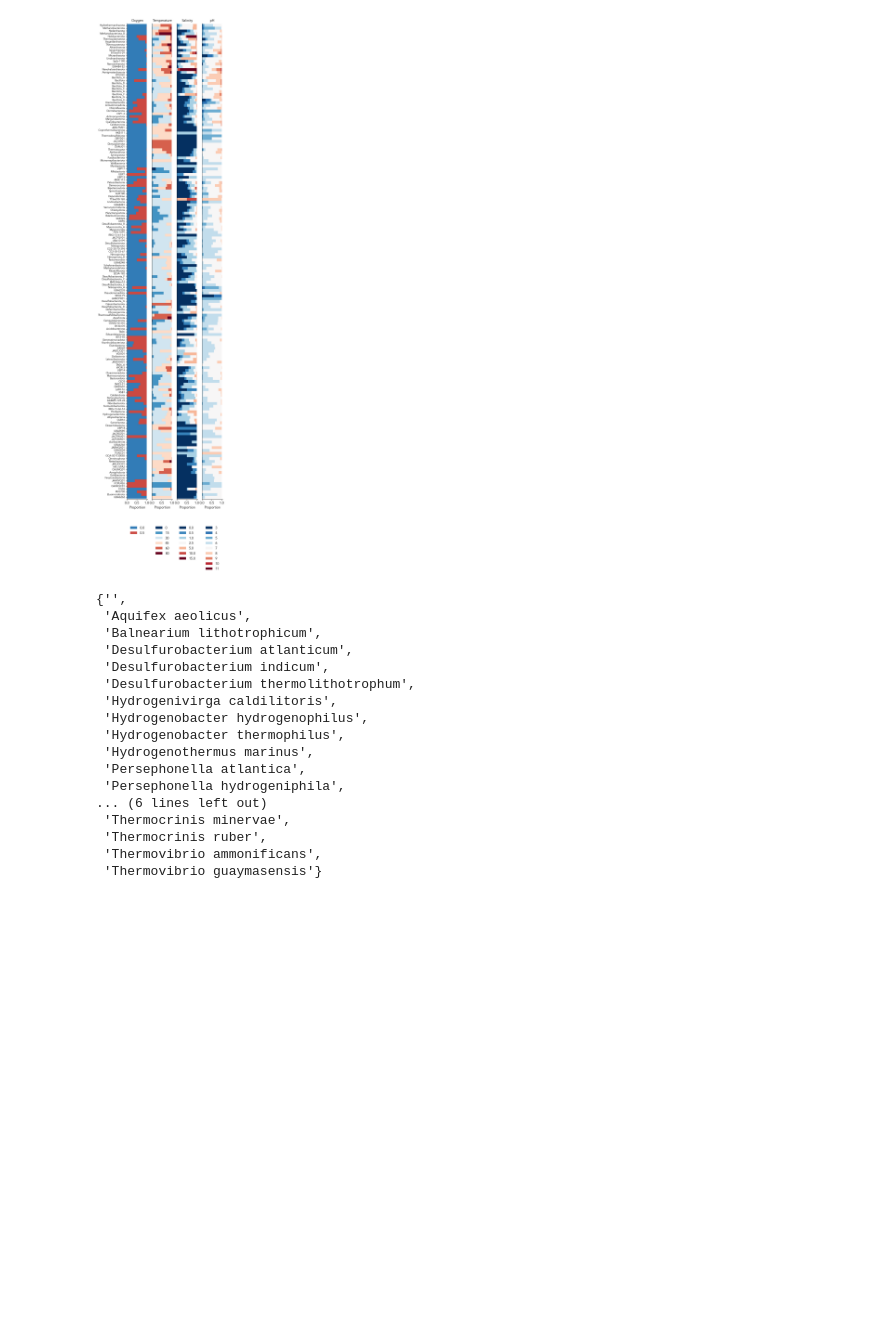
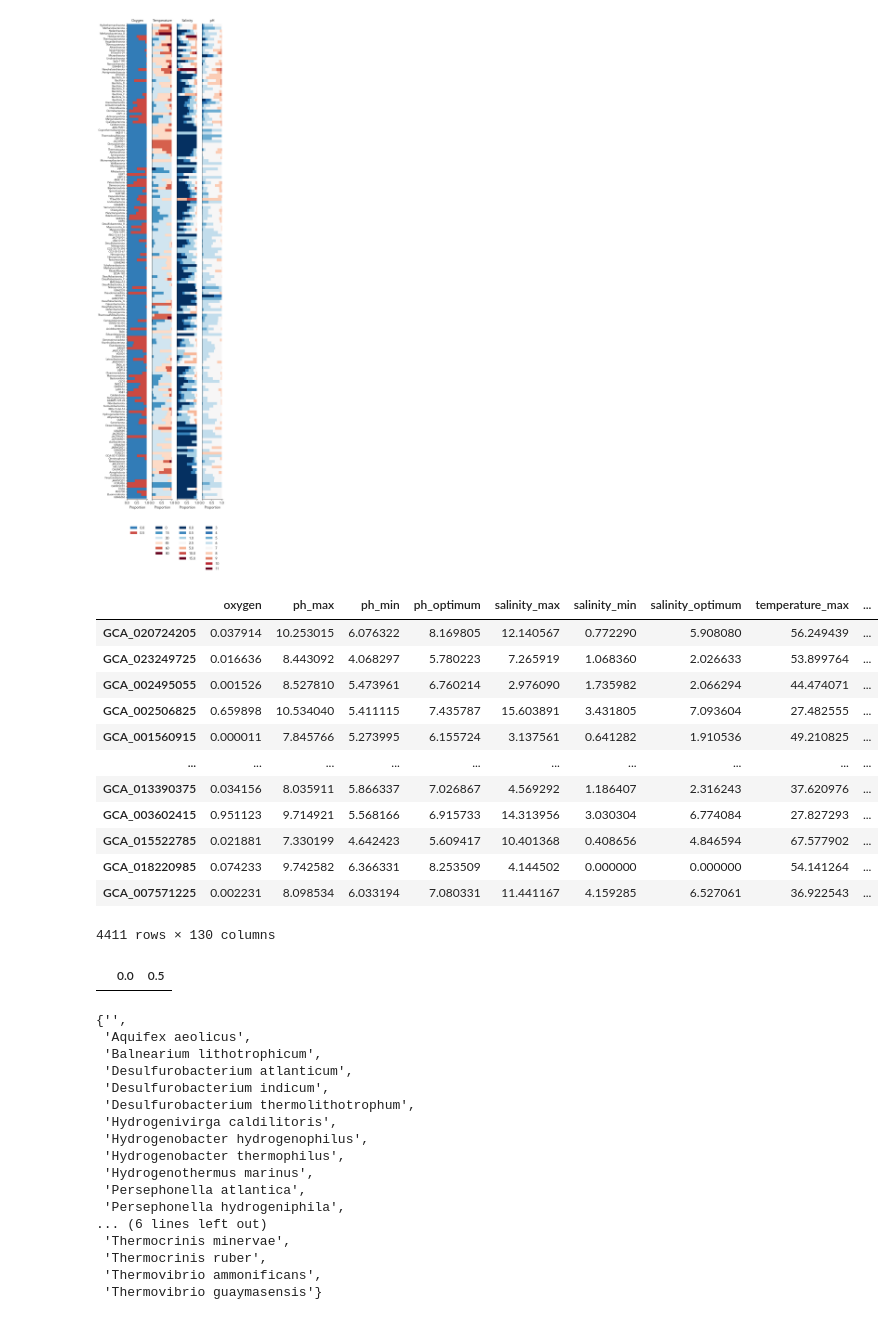
Before and after one commit to cultivarium/GenomeSPOT, a Jupyter notebook: notebooks/analyze_all_species.ipynb, the cells around one changed output. Cells and saved outputs as stored; diff of their text form; code cells hidden in the pictures; blank space fills up the shorter version.

```diff
--- a/notebooks/analyze_all_species.ipynb
+++ b/notebooks/analyze_all_species.ipynb
@@ -573,6 +575,26 @@ temperature_optimum
 salinity_optimum
 ph_optimum
 [figure]
+# %%
+df[df['domain'] == 'd__Archaea']
+# %% [output]
+|  | oxygen | ph_max | ph_min | ph_optimum | salinity_max | salinity_min | salinity_optimum | temperature_max | ... |
+| GCA_020724205 | 0.037914 | 10.253015 | 6.076322 | 8.169805 | 12.140567 | 0.772290 | 5.908080 | 56.249439 | ... |
+| GCA_023249725 | 0.016636 | 8.443092 | 4.068297 | 5.780223 | 7.265919 | 1.068360 | 2.026633 | 53.899764 | ... |
+| GCA_002495055 | 0.001526 | 8.527810 | 5.473961 | 6.760214 | 2.976090 | 1.735982 | 2.066294 | 44.474071 | ... |
+| GCA_002506825 | 0.659898 | 10.534040 | 5.411115 | 7.435787 | 15.603891 | 3.431805 | 7.093604 | 27.482555 | ... |
+| GCA_001560915 | 0.000011 | 7.845766 | 5.273995 | 6.155724 | 3.137561 | 0.641282 | 1.910536 | 49.210825 | ... |
+| ... | ... | ... | ... | ... | ... | ... | ... | ... | ... |
+| GCA_013390375 | 0.034156 | 8.035911 | 5.866337 | 7.026867 | 4.569292 | 1.186407 | 2.316243 | 37.620976 | ... |
+| GCA_003602415 | 0.951123 | 9.714921 | 5.568166 | 6.915733 | 14.313956 | 3.030304 | 6.774084 | 27.827293 | ... |
+| GCA_015522785 | 0.021881 | 7.330199 | 4.642423 | 5.609417 | 10.401368 | 0.408656 | 4.846594 | 67.577902 | ... |
+| GCA_018220985 | 0.074233 | 9.742582 | 6.366331 | 8.253509 | 4.144502 | 0.000000 | 0.000000 | 54.141264 | ... |
+| GCA_007571225 | 0.002231 | 8.098534 | 6.033194 | 7.080331 | 11.441167 | 4.159285 | 6.527061 | 36.922543 | ... |
+4411 rows × 130 columns
+# %%
+dist_df
+# %% [output]
+|  | 0.0 | 0.5 |
 # %%
 set(gtdb_df[gtdb_df['phylum'] == 'p__Aquificota']['ncbi_species'].tolist())
 # %% [output]
```
Also changed, not shown: parts of 4 cells of this notebook, 2 other files.
